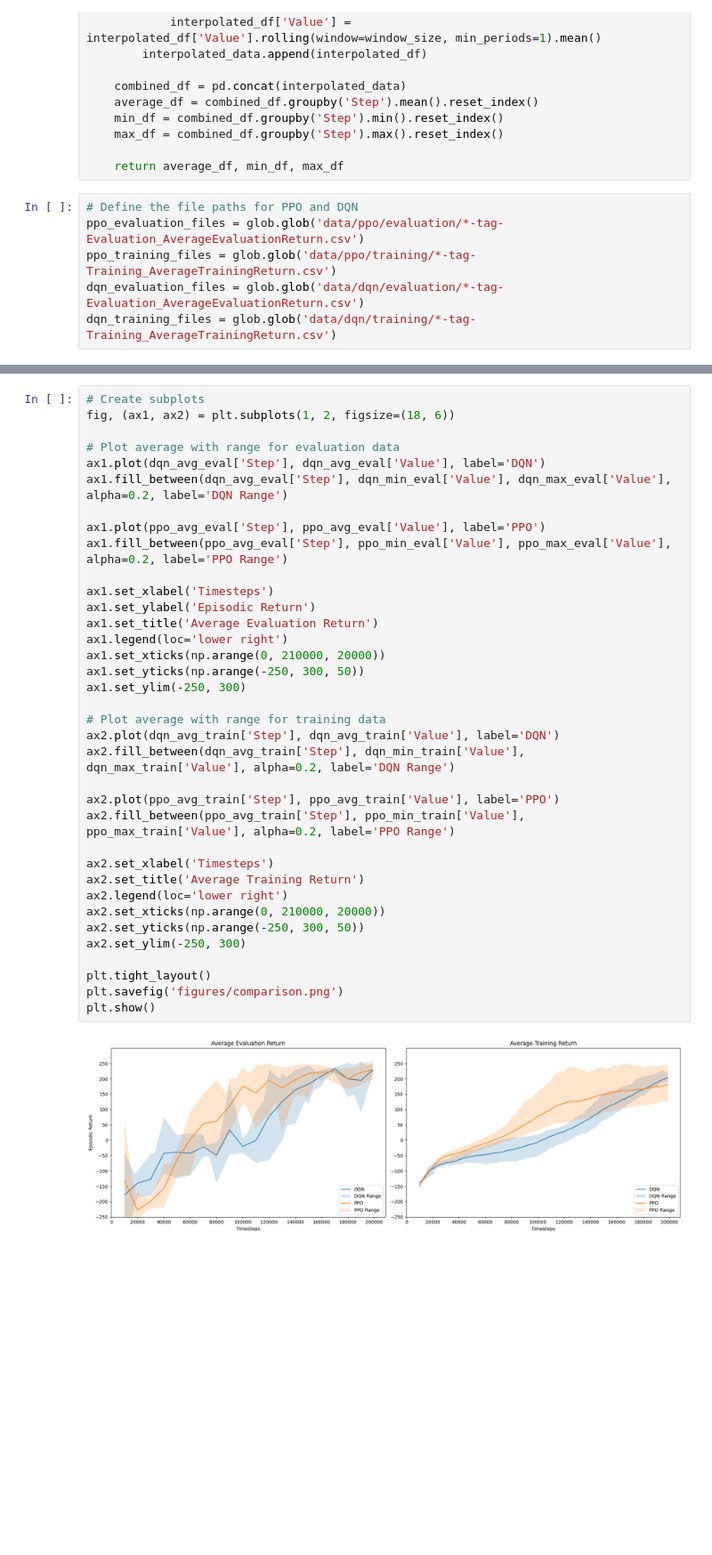
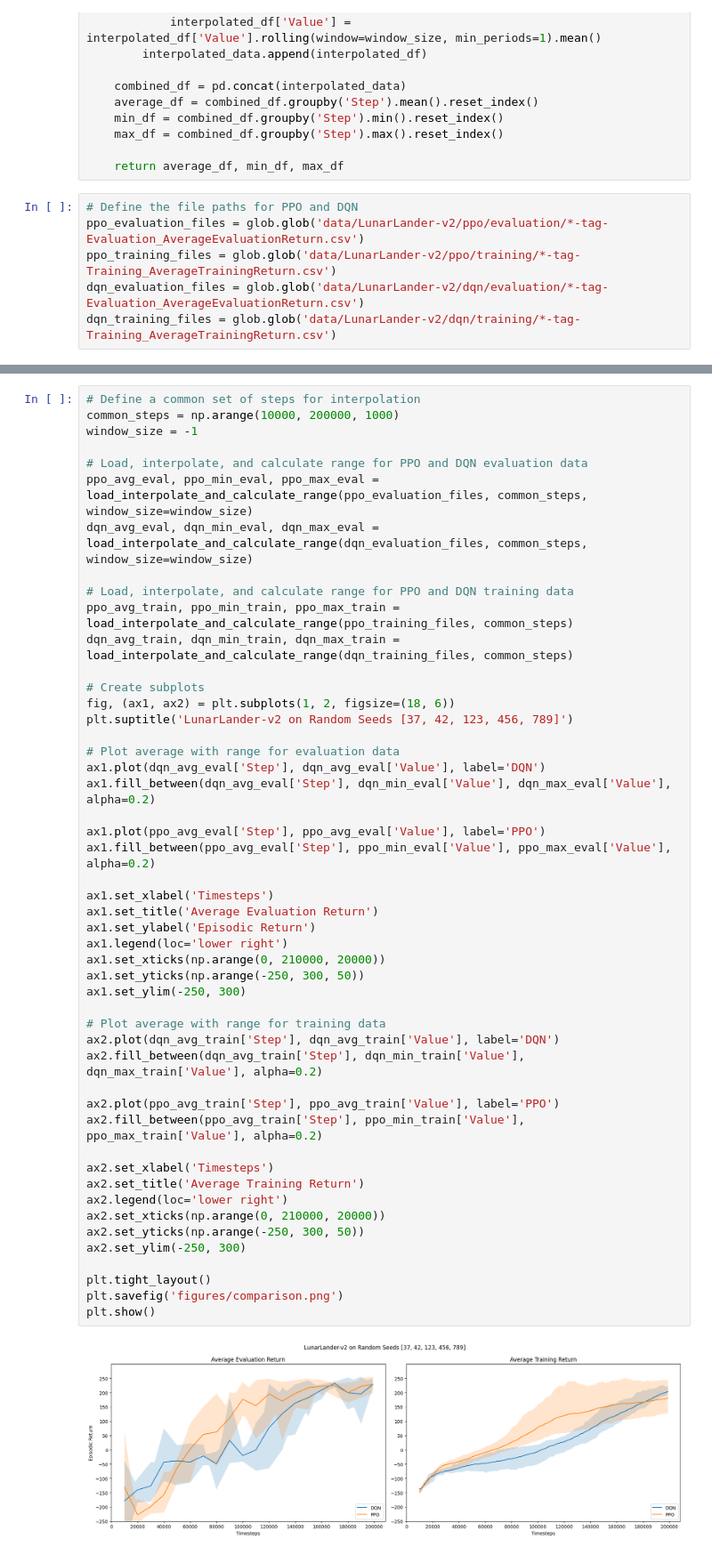
Before and after one commit to infamous-flu/RL_04, a Jupyter notebook: plot_graph.ipynb, the cells around one changed output, grey strips where cells are left out. Shown at 89% size. Drawn from its saved outputs; the diff is of its cells as text; blank space fills up the shorter version.

```diff
--- a/plot_graph.ipynb
+++ b/plot_graph.ipynb
@@ -29,7 +29,7 @@ def load_interpolate_and_calculate_range(files, common_steps, window_size=-1):
     return average_df, min_df, max_df
 # %%
 # Define the file paths for PPO and DQN
-ppo_evaluation_files = glob.glob('data/ppo/evaluation/*-tag-Evaluation_AverageEvaluationReturn.csv')
-ppo_training_files = glob.glob('data/ppo/training/*-tag-Training_AverageTrainingReturn.csv')
-dqn_evaluation_files = glob.glob('data/dqn/evaluation/*-tag-Evaluation_AverageEvaluationReturn.csv')
-dqn_training_files = glob.glob('data/dqn/training/*-tag-Training_AverageTrainingReturn.csv')
+ppo_evaluation_files = glob.glob('data/LunarLander-v2/ppo/evaluation/*-tag-Evaluation_AverageEvaluationReturn.csv')
+ppo_training_files = glob.glob('data/LunarLander-v2/ppo/training/*-tag-Training_AverageTrainingReturn.csv')
+dqn_evaluation_files = glob.glob('data/LunarLander-v2/dqn/evaluation/*-tag-Evaluation_AverageEvaluationReturn.csv')
+dqn_training_files = glob.glob('data/LunarLander-v2/dqn/training/*-tag-Training_AverageTrainingReturn.csv')
@@ -48,38 +36,51 @@ dqn_avg_train, dqn_min_train, dqn_max_train = load_interpolate_and_calculate_ran
 # %%
+# Define a common set of steps for interpolation
+common_steps = np.arange(10000, 200000, 1000)
+window_size = -1
+
+# Load, interpolate, and calculate range for PPO and DQN evaluation data
+ppo_avg_eval, ppo_min_eval, ppo_max_eval = load_interpolate_and_calculate_range(ppo_evaluation_files, common_steps, window_size=window_size)
+dqn_avg_eval, dqn_min_eval, dqn_max_eval = load_interpolate_and_calculate_range(dqn_evaluation_files, common_steps, window_size=window_size)
+
+# Load, interpolate, and calculate range for PPO and DQN training data
+ppo_avg_train, ppo_min_train, ppo_max_train = load_interpolate_and_calculate_range(ppo_training_files, common_steps)
+dqn_avg_train, dqn_min_train, dqn_max_train = load_interpolate_and_calculate_range(dqn_training_files, common_steps)
+
 # Create subplots
 fig, (ax1, ax2) = plt.subplots(1, 2, figsize=(18, 6))
+plt.suptitle('LunarLander-v2 on Random Seeds [37, 42, 123, 456, 789]')
 
 # Plot average with range for evaluation data
 ax1.plot(dqn_avg_eval['Step'], dqn_avg_eval['Value'], label='DQN')
-ax1.fill_between(dqn_avg_eval['Step'], dqn_min_eval['Value'], dqn_max_eval['Value'], alpha=0.2, label='DQN Range')
+ax1.fill_between(dqn_avg_eval['Step'], dqn_min_eval['Value'], dqn_max_eval['Value'], alpha=0.2)
 
 ax1.plot(ppo_avg_eval['Step'], ppo_avg_eval['Value'], label='PPO')
-ax1.fill_between(ppo_avg_eval['Step'], ppo_min_eval['Value'], ppo_max_eval['Value'], alpha=0.2, label='PPO Range')
+ax1.fill_between(ppo_avg_eval['Step'], ppo_min_eval['Value'], ppo_max_eval['Value'], alpha=0.2)
 
 ax1.set_xlabel('Timesteps')
+ax1.set_title('Average Evaluation Return')
 ax1.set_ylabel('Episodic Return')
-ax1.set_title('Average Evaluation Return')
 ax1.legend(loc='lower right')
 ax1.set_xticks(np.arange(0, 210000, 20000))
 ax1.set_yticks(np.arange(-250, 300, 50))
 ax1.set_ylim(-250, 300)
 
 # Plot average with range for training data
 ax2.plot(dqn_avg_train['Step'], dqn_avg_train['Value'], label='DQN')
-ax2.fill_between(dqn_avg_train['Step'], dqn_min_train['Value'], dqn_max_train['Value'], alpha=0.2, label='DQN Range')
+ax2.fill_between(dqn_avg_train['Step'], dqn_min_train['Value'], dqn_max_train['Value'], alpha=0.2)
 
 ax2.plot(ppo_avg_train['Step'], ppo_avg_train['Value'], label='PPO')
-ax2.fill_between(ppo_avg_train['Step'], ppo_min_train['Value'], ppo_max_train['Value'], alpha=0.2, label='PPO Range')
+ax2.fill_between(ppo_avg_train['Step'], ppo_min_train['Value'], ppo_max_train['Value'], alpha=0.2)
 
 ax2.set_xlabel('Timesteps')
 ax2.set_title('Average Training Return')
 ax2.legend(loc='lower right')
 ax2.set_xticks(np.arange(0, 210000, 20000))
 ax2.set_yticks(np.arange(-250, 300, 50))
 ax2.set_ylim(-250, 300)
 
 plt.tight_layout()
 plt.savefig('figures/comparison.png')
 plt.show()
 # %% [output]
-[figure, old version]
+[figure, new version]
```
Also changed, not shown: parts of 1 cell of this notebook, 4 other files.
